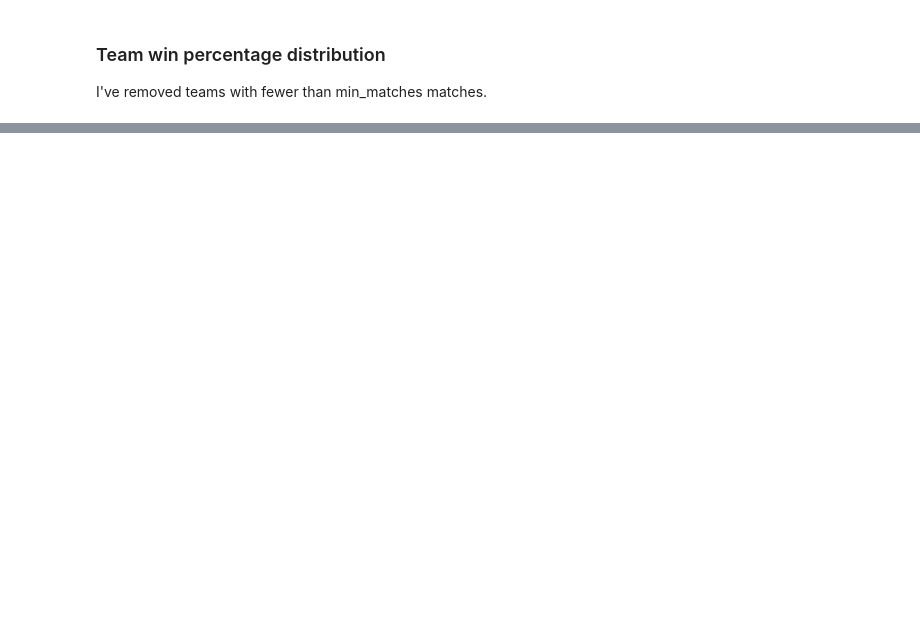
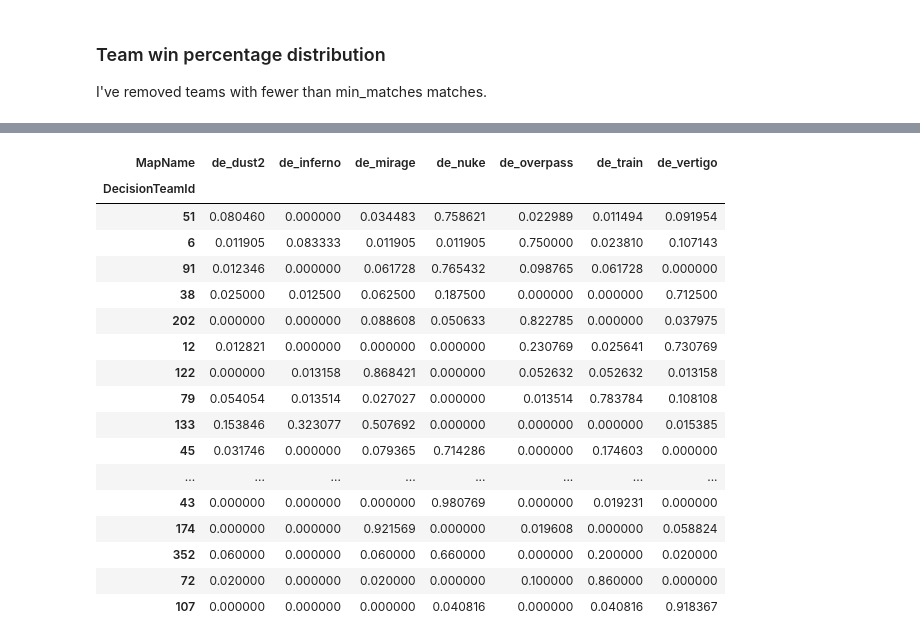
Before and after one commit to guidopetri/csgo-map-bandits, a Jupyter notebook: csgo_eda_michael.ipynb, the cells around one changed output, grey strips where cells are left out. Drawn from its saved outputs; the diff is of its cells as text; code cells hidden in the pictures; blank space fills up the shorter version.

```diff
--- a/csgo_eda_michael.ipynb
+++ b/csgo_eda_michael.ipynb
@@ -365,0 +175,27 @@ matches
+# %%
+map_selection_table = map_selection_table.fillna(0).astype(int)
+total_first_picks = map_selection_table.sum(axis=1)
+map_selection_table['total_first_picks'] = total_first_picks
+# %%
+# % of the time each team vetoes each map with decision 1
+decision1_removes = map_selection_table.sort_values(by='total_first_picks',axis=0,ascending=False)
+decision1_removes.drop(['total_first_picks'],axis=1).div(decision1_removes['total_first_picks'],axis='index')[:25]
+# %% [output]
+| MapName | de_dust2 | de_inferno | de_mirage | de_nuke | de_overpass | de_train | de_vertigo |
+| DecisionTeamId |  |  |  |  |  |  |  |
+| 51 | 0.080460 | 0.000000 | 0.034483 | 0.758621 | 0.022989 | 0.011494 | 0.091954 |
+| 6 | 0.011905 | 0.083333 | 0.011905 | 0.011905 | 0.750000 | 0.023810 | 0.107143 |
+| 91 | 0.012346 | 0.000000 | 0.061728 | 0.765432 | 0.098765 | 0.061728 | 0.000000 |
+| 38 | 0.025000 | 0.012500 | 0.062500 | 0.187500 | 0.000000 | 0.000000 | 0.712500 |
+| 202 | 0.000000 | 0.000000 | 0.088608 | 0.050633 | 0.822785 | 0.000000 | 0.037975 |
+| 12 | 0.012821 | 0.000000 | 0.000000 | 0.000000 | 0.230769 | 0.025641 | 0.730769 |
+| 122 | 0.000000 | 0.013158 | 0.868421 | 0.000000 | 0.052632 | 0.052632 | 0.013158 |
+| 79 | 0.054054 | 0.013514 | 0.027027 | 0.000000 | 0.013514 | 0.783784 | 0.108108 |
+| 133 | 0.153846 | 0.323077 | 0.507692 | 0.000000 | 0.000000 | 0.000000 | 0.015385 |
+| 45 | 0.031746 | 0.000000 | 0.079365 | 0.714286 | 0.000000 | 0.174603 | 0.000000 |
+| ... | ... | ... | ... | ... | ... | ... | ... |
+| 43 | 0.000000 | 0.000000 | 0.000000 | 0.980769 | 0.000000 | 0.019231 | 0.000000 |
+| 174 | 0.000000 | 0.000000 | 0.921569 | 0.000000 | 0.019608 | 0.000000 | 0.058824 |
+| 352 | 0.060000 | 0.000000 | 0.060000 | 0.660000 | 0.000000 | 0.200000 | 0.020000 |
+| 72 | 0.020000 | 0.000000 | 0.020000 | 0.000000 | 0.100000 | 0.860000 | 0.000000 |
+| 107 | 0.000000 | 0.000000 | 0.000000 | 0.040816 | 0.000000 | 0.040816 | 0.918367 |
```
Also changed, not shown: parts of 21 cells of this notebook.
